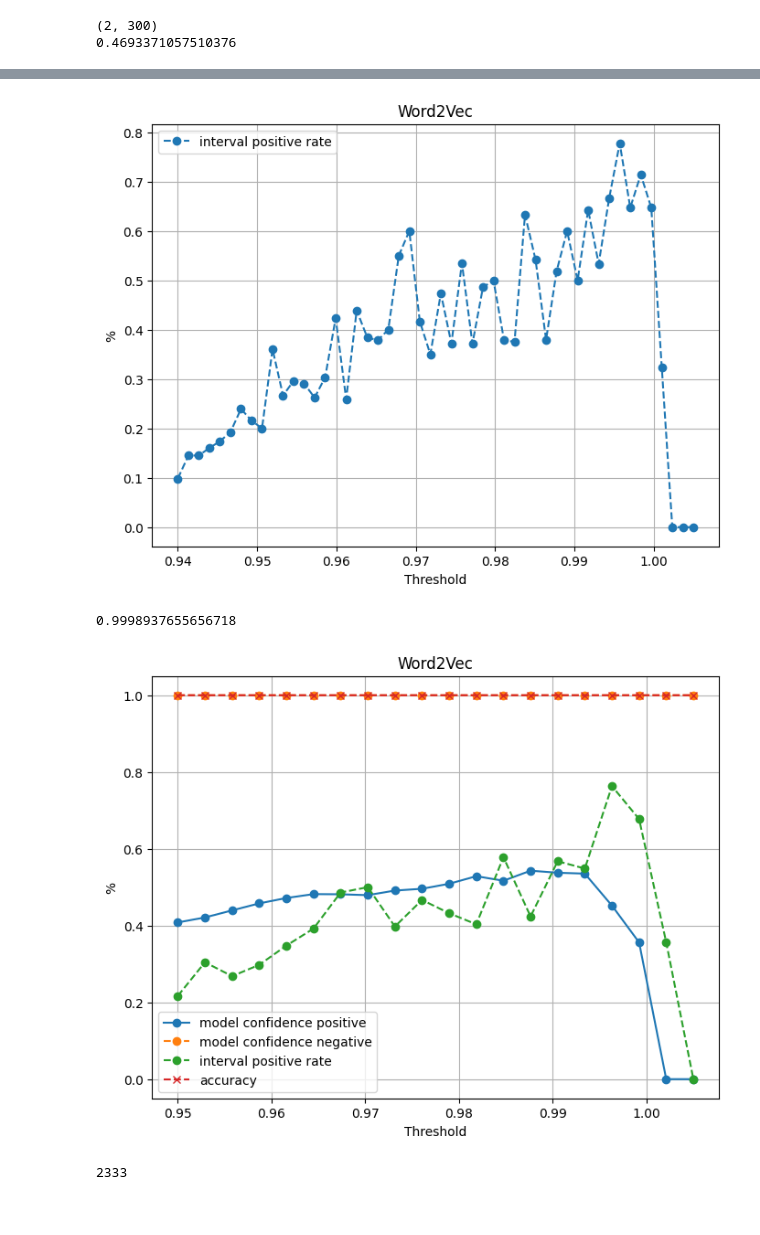
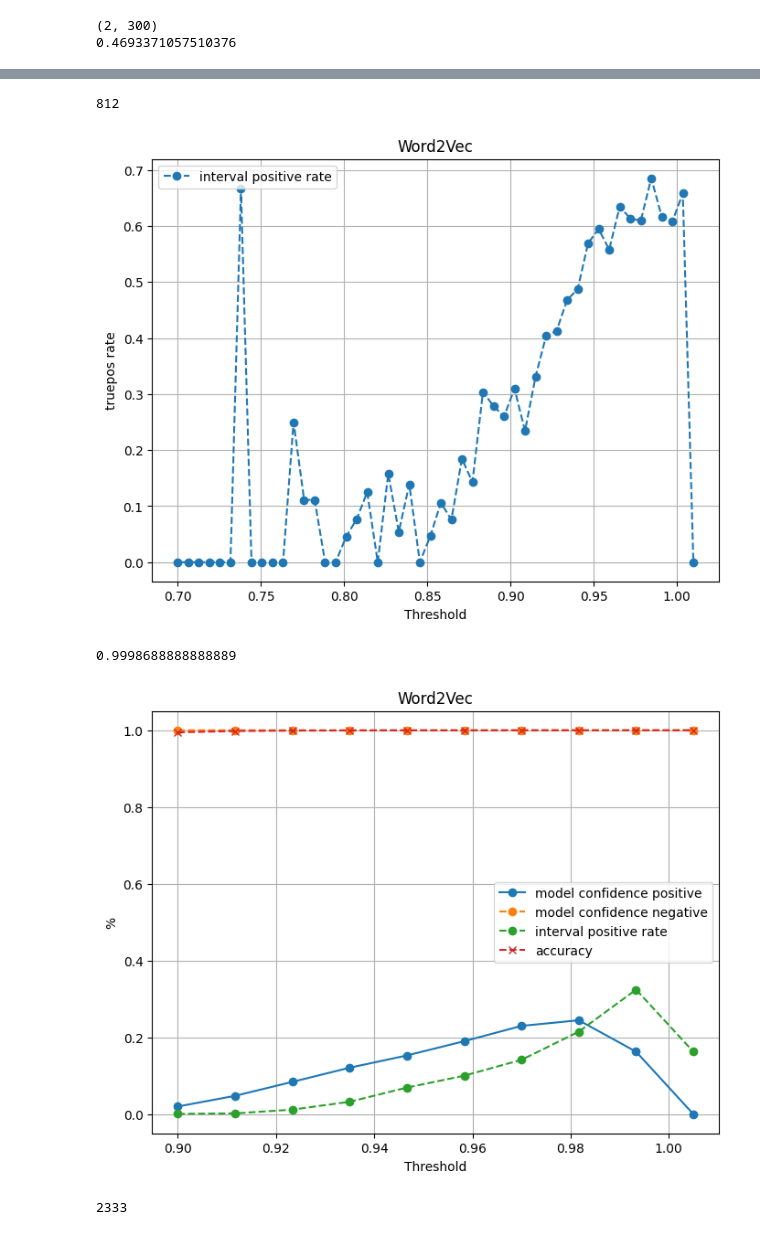
Before and after one commit to kaimeng-zhu/proxyJoin, a Jupyter notebook: w2v.ipynb, the cells around one changed output, grey strips where cells are left out. Cells and saved outputs as stored; diff of their text form; code cells hidden in the pictures.

```diff
--- a/w2v.ipynb
+++ b/w2v.ipynb
@@ -225,3 +226,13 @@ bm25Result = trim(5000,3000, bm25Result)
 w2vResult = trim(5000,3000, w2vResult)
 bertResult = trim(5000,3000, bertResult)
 #'''
+# %%
+def diag(size,resultList):
+    retList = []
+    for idx in range(size):
+        retList.append(resultList[idx * size + idx])
+    return retList
+
+bertRsultDiag = diag(3000,bertResult)
+bm25ResultDiag = diag(3000,bm25Result)
+w2vResultDiag = diag(3000,w2vResult)
@@ -296,36 +358,44 @@ plt.show()
+# %%
+counter = 0
+for r in w2vResultDiag:
+    if r[0] > 0.95:
+        counter += 1
+print(counter)
+# %% [output]
+812
 # %%
 import numpy as np
 import matplotlib.pyplot as plt
-w2vxAxis = np.linspace(0.94,1.005,10).tolist()
-w2vIntervalPos = intervalMeasure(w2vResult,w2vxAxis)
+w2vxAxis = np.linspace(0.7,1.01,50).tolist()
+w2vIntervalPos = intervalMeasure(w2vResultDiag,w2vxAxis)
 
 x_values = w2vxAxis  # X-axis values
 # Create the line graph
 plt.figure(figsize=(8, 6))  # Optional: Set the figure size
 
 plt.plot(x_values, w2vIntervalPos, label='interval positive rate', marker='o', linestyle='--')
 
 # Add labels and a legend
 plt.xlabel('Threshold')
-plt.ylabel('%')
+plt.ylabel('truepos rate')
 plt.title('Word2Vec')
 plt.legend()
 
 # Show the graph (or save it to a file with plt.savefig)
 plt.grid(True)  # Optional: Show grid lines
 plt.show()
 # %% [output]
-[figure, old version]
+[figure, new version]
 # %%
 #'''
 import numpy as np
 import matplotlib.pyplot as plt
 
-#w2vxAxis = np.linspace(0.95,1.005,20).tolist()
+w2vxAxis = np.linspace(0.90,1.005,10).tolist()
 w2vtruePos = []
 w2vtrueNeg = []
 w2vAccuracy = []
-#w2vIntervalPos = intervalMeasure(w2vResult,w2vxAxis)
+w2vIntervalPos = intervalMeasure(w2vResult,w2vxAxis)
 for threshold in w2vxAxis:
     tp,tn,ac = measure(w2vResult,threshold)
     w2vtruePos.append(tp)
@@ -356,8 +426,8 @@ plt.grid(True)  # Optional: Show grid lines
 plt.show()
 #'''
 # %% [output]
-0.9998937655656718
+0.9998688888888889
-[figure, old version]
+[figure, new version]
 # %%
 w2vResult.sort(reverse=True)
 # %%
```
Also changed, not shown: parts of 12 cells of this notebook.
